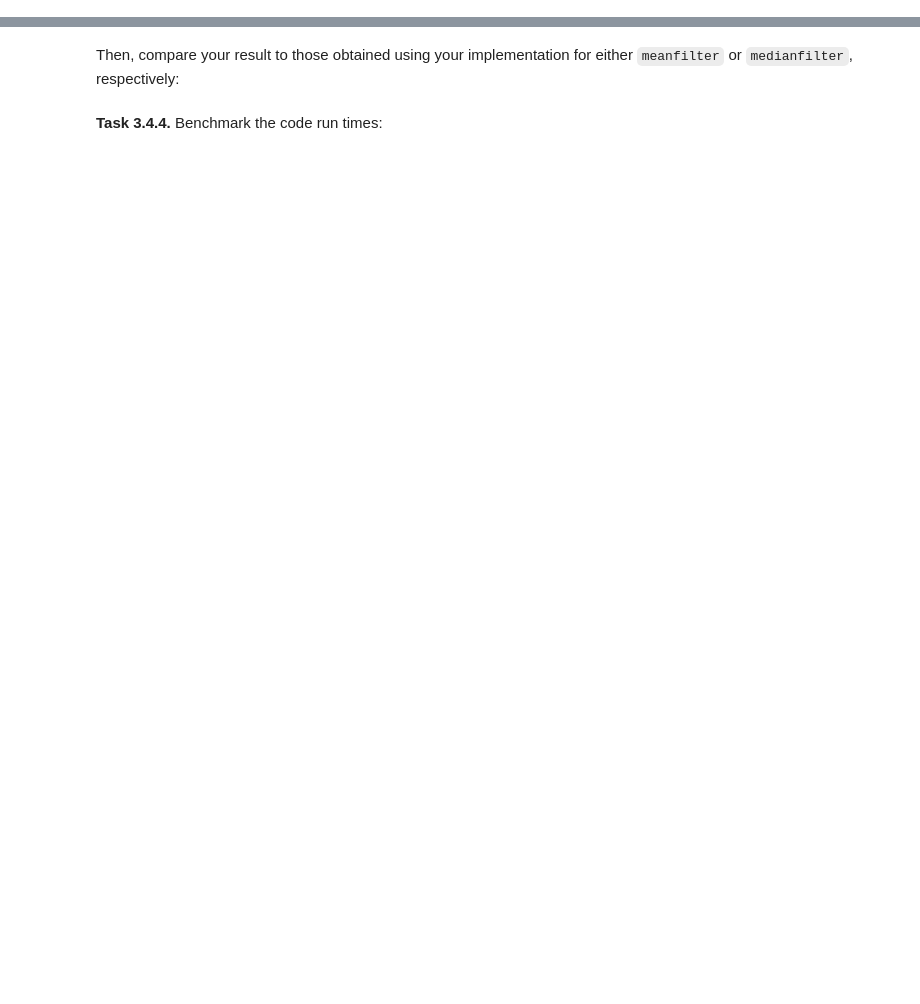
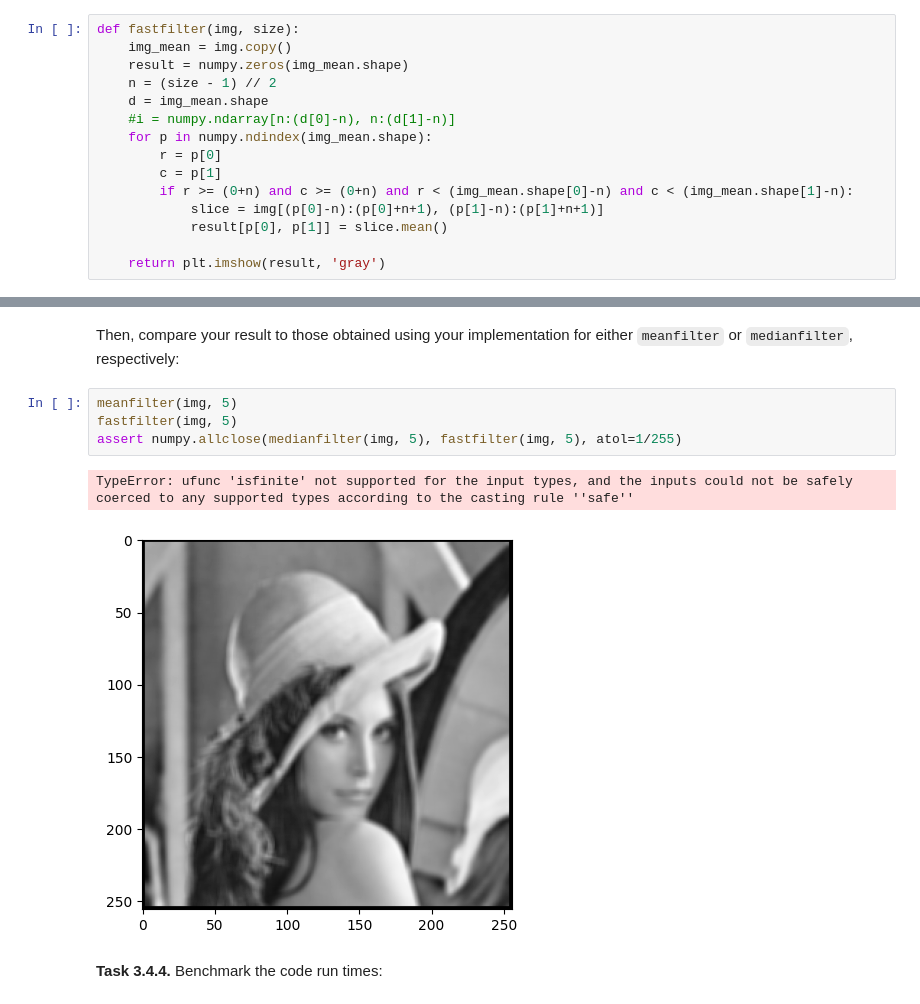
Before and after one commit to leventetn/mobi-fs3-python, a Jupyter notebook: task3.ipynb, the cells around one changed output, grey strips where cells are left out. Cells and saved outputs as stored; diff of their text form; blank space fills up the shorter version.

```diff
--- a/task3.ipynb
+++ b/task3.ipynb
@@ -133,2 +133,17 @@ def fastfilter(img, size):
+# %%
+def fastfilter(img, size):
+    img_mean = img.copy()
+    result = numpy.zeros(img_mean.shape)
+    n = (size - 1) // 2
+    d = img_mean.shape
+    #i = numpy.ndarray[n:(d[0]-n), n:(d[1]-n)]
+    for p in numpy.ndindex(img_mean.shape):
+        r = p[0]
+        c = p[1]
+        if r >= (0+n) and c >= (0+n) and r < (img_mean.shape[0]-n) and c < (img_mean.shape[1]-n):
+            slice = img[(p[0]-n):(p[0]+n+1), (p[1]-n):(p[1]+n+1)]
+            result[p[0], p[1]] = slice.mean()
+
+    return plt.imshow(result, 'gray')
 # %% [markdown]
 **<a id="#">Task 3.4.3.</a>** First, test your implementation from above by using the function `fastfilter` for the previously loaded image and show the result:
@@ -135,4 +155,11 @@ def fastfilter(img, size):
 # %% [markdown]
 Then, compare your result to those obtained using your implementation for either `meanfilter` or `medianfilter`, respectively:
+# %%
+meanfilter(img, 5)
+fastfilter(img, 5)
+assert numpy.allclose(medianfilter(img, 5), fastfilter(img, 5), atol=1/255)
+# %% [output]
+TypeError: ufunc 'isfinite' not supported for the input types, and the inputs could not be safely coerced to any supported types according to the casting rule ''safe''
+[figure, added]
 # %% [markdown]
 **<a id="#">Task 3.4.4.</a>** Benchmark the code run times:
```
Also changed, not shown: parts of 5 cells of this notebook.
